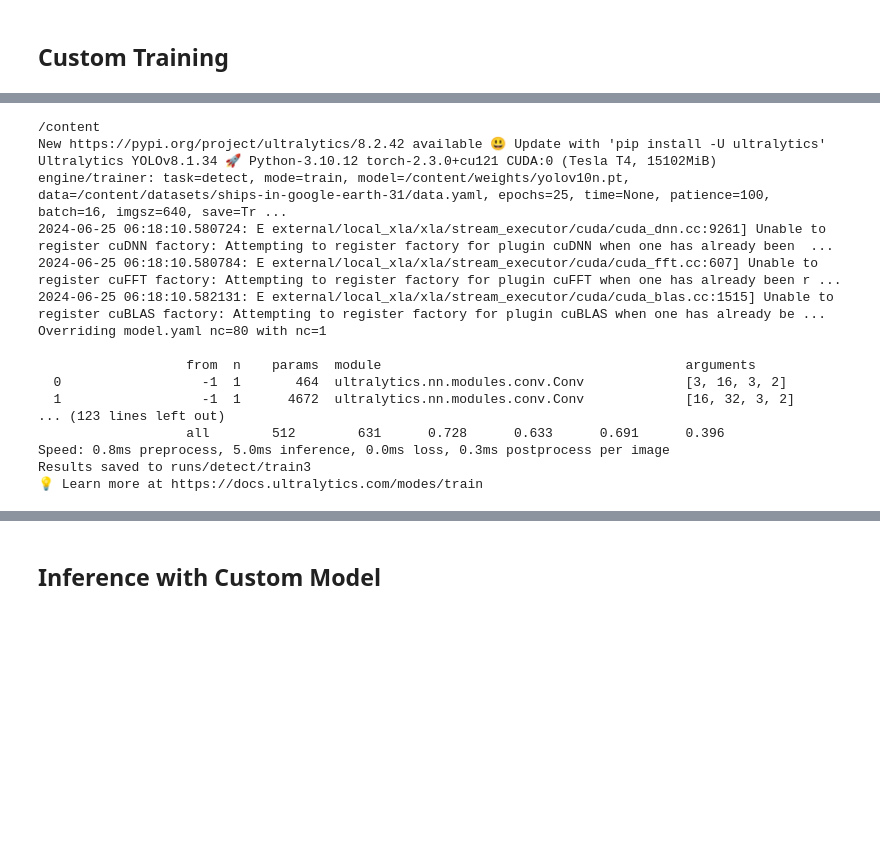
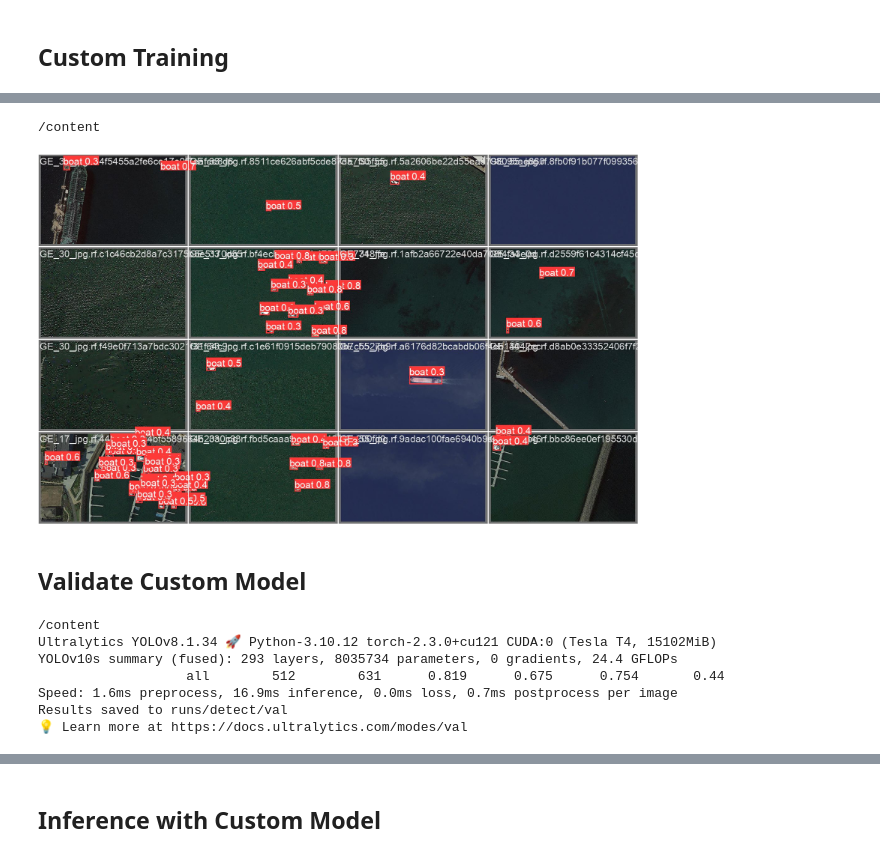
Before and after one commit to Kalashnikov42/SatShipNet, a Jupyter notebook: YOLOv10/YOLOv10.ipynb, the cells around one changed output, grey strips where cells are left out. Drawn from its saved outputs; the diff is of its cells as text; code cells hidden in the pictures; blank space fills up the shorter version.

Commit message:
update model

```diff
--- a/YOLOv10/YOLOv10.ipynb
+++ b/YOLOv10/YOLOv10.ipynb
@@ -101,24 +186,21 @@ If using a dataset from Roboflow Universe, run the command below. 👇🏻
+# %%
+
+%cd {HOME}
+Image(filename=f'{HOME}/runs/detect/train10/val_batch0_pred.jpg', width=600)
+# %% [output]
+/content
+[figure, added]
+# %% [markdown]
+## Validate Custom Model
 # %%
 %cd {HOME}
 
-!yolo task=detect mode=train epochs=25 batch=16 plots=True \
-model={HOME}/weights/yolov10n.pt \
-data={dataset.location}/data.yaml
+!yolo task=detect mode=val model={HOME}/runs/detect/train10/weights/best.pt data={dataset.location}/data.yaml
 # %% [output]
 /content
-New https://pypi.org/project/ultralytics/8.2.42 available 😃 Update with 'pip install -U ultralytics'
 Ultralytics YOLOv8.1.34 🚀 Python-3.10.12 torch-2.3.0+cu121 CUDA:0 (Tesla T4, 15102MiB)
-engine/trainer: task=detect, mode=train, model=/content/weights/yolov10n.pt, data=/content/datasets/ships-in-google-earth-31/data.yaml, epochs=25, time=None, patience=100, batch=16, imgsz=640, save=Tr ...
-2024-06-25 06:18:10.580724: E external/local_xla/xla/stream_executor/cuda/cuda_dnn.cc:9261] Unable to register cuDNN factory: Attempting to register factory for plugin cuDNN when one has already been  ...
-2024-06-25 06:18:10.580784: E external/local_xla/xla/stream_executor/cuda/cuda_fft.cc:607] Unable to register cuFFT factory: Attempting to register factory for plugin cuFFT when one has already been r ...
-2024-06-25 06:18:10.582131: E external/local_xla/xla/stream_executor/cuda/cuda_blas.cc:1515] Unable to register cuBLAS factory: Attempting to register factory for plugin cuBLAS when one has already be ...
-Overriding model.yaml nc=80 with nc=1
-
-                   from  n    params  module                                       arguments
-  0                  -1  1       464  ultralytics.nn.modules.conv.Conv             [3, 16, 3, 2]
-  1                  -1  1      4672  ultralytics.nn.modules.conv.Conv             [16, 32, 3, 2]
-... (123 lines left out)
-                   all        512        631      0.728      0.633      0.691      0.396
-Speed: 0.8ms preprocess, 5.0ms inference, 0.0ms loss, 0.3ms postprocess per image
-Results saved to runs/detect/train3
-💡 Learn more at https://docs.ultralytics.com/modes/train
+YOLOv10s summary (fused): 293 layers, 8035734 parameters, 0 gradients, 24.4 GFLOPs
+                   all        512        631      0.819      0.675      0.754       0.44
+Speed: 1.6ms preprocess, 16.9ms inference, 0.0ms loss, 0.7ms postprocess per image
+Results saved to runs/detect/val
+💡 Learn more at https://docs.ultralytics.com/modes/val
```
Also changed, not shown: parts of 16 cells of this notebook, 1 other file.
